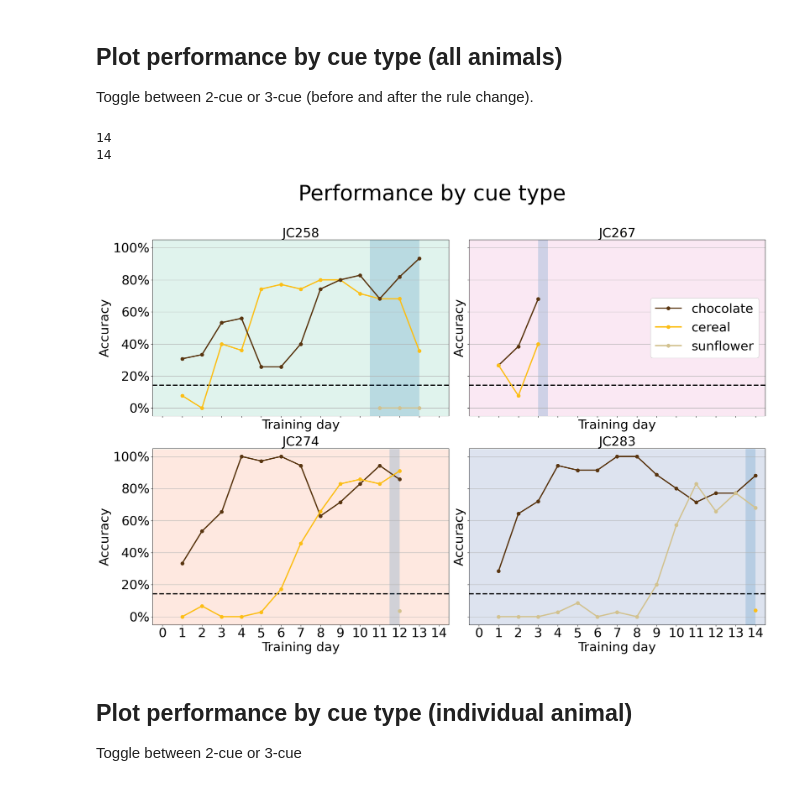
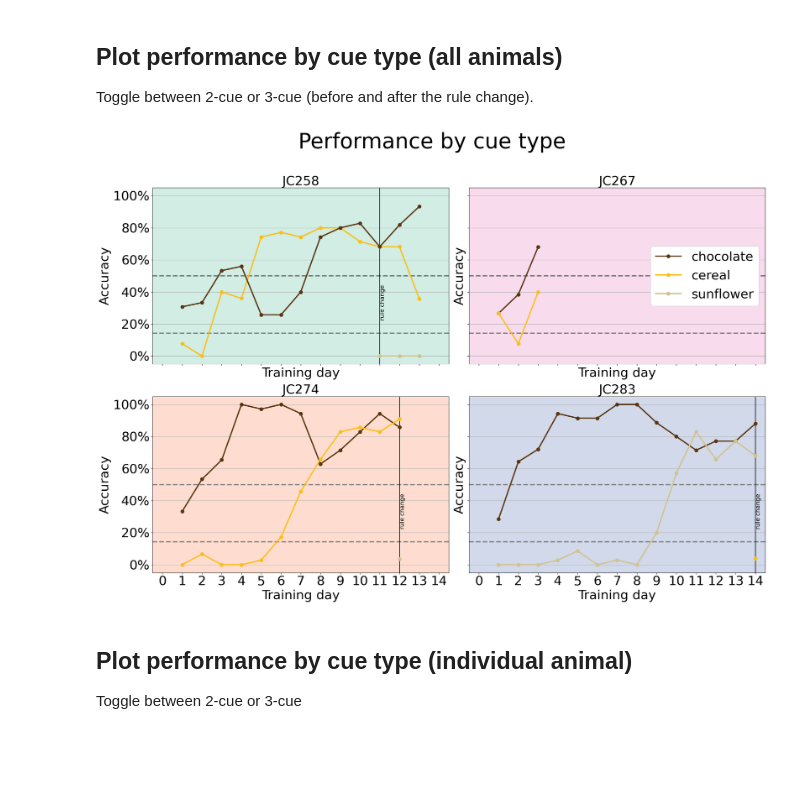
Before and after one commit to acumpelik/mPFC-analysis, a Jupyter notebook: analyzeBehavior.ipynb, the cells around one changed output. Drawn from its saved outputs; the diff is of its cells as text; code cells hidden in the pictures; blank space fills up the shorter version.

Commit message:
changed rule change shading to vertical line with label, added another horizontal line to indicate 1/2 chance and made the lines gray instead of black

```diff
--- a/analyzeBehavior.ipynb
+++ b/analyzeBehavior.ipynb
@@ -150,9 +107,3 @@ def plot_accuracy_by_cue(data_by_cue, animal, cues, ndays, background='w', fig=N
-# %%
-print(rule_change[animal])
-print(len(sessions[animal]))
-# %% [output]
-14
-14
 # %%
 # Make a large plot with 4 subplots
 rows, cols = 2, 2
@@ -166,38 +117,38 @@ for ax, animal in zip(axes.flatten(), animals):
     ############# TOGGLE VARIABLES #################
     # # 2 cue
     # data_by_cue = accuracy_by_cue[animal].loc[:rule_change[animal]-1]
     # ndays=ndays2cue
     # cues_select=cues[animal][:2]
-    # rule_ch_shading=False
+    # rule_ch_line=False
 
     # 3 cue
     data_by_cue = accuracy_by_cue[animal]
     ndays=ndays3cue
     cues_select=cues[animal]
-    rule_ch_shading=True
+    rule_ch_line=True
     ###############################################
 
     plot_accuracy_by_cue(
         data_by_cue=data_by_cue,
         animal=animal,
         cues=cues_select,
         ndays=ndays,
-        background=cscheme[animal+'_light'],
+        background=cscheme[animal+'_medium'],
         fig=fig,
         ax=ax,
-        rule_ch_shading=rule_ch_shading,
+        rule_ch_line=rule_ch_line,
     )
 
     # Plot legend on JC267 subplot
     if animal == 'JC267':
         legend_handles = []
         for cue, color in cue_names.items():
             legend_handles.append(plt.Line2D([],[], color=color, label=cue, linewidth=3, marker='o', markersize=8))
         ax.legend(handles=legend_handles, loc=7, fontsize=30, framealpha=1)
 
 # save_fig('Performance all animals light tint', 'svg')
 # %% [output]
-[figure, old version]
+[figure, new version]
 # %% [markdown]
 ## Plot performance by cue type (individual animal)
 Toggle between 2-cue or 3-cue
```
Also changed, not shown: parts of 3 cells of this notebook, 1 other file.
